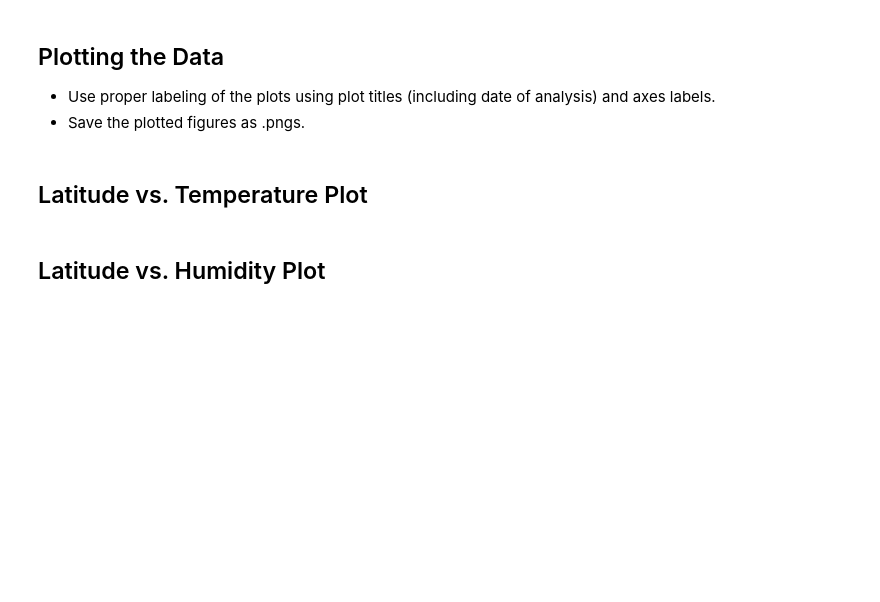
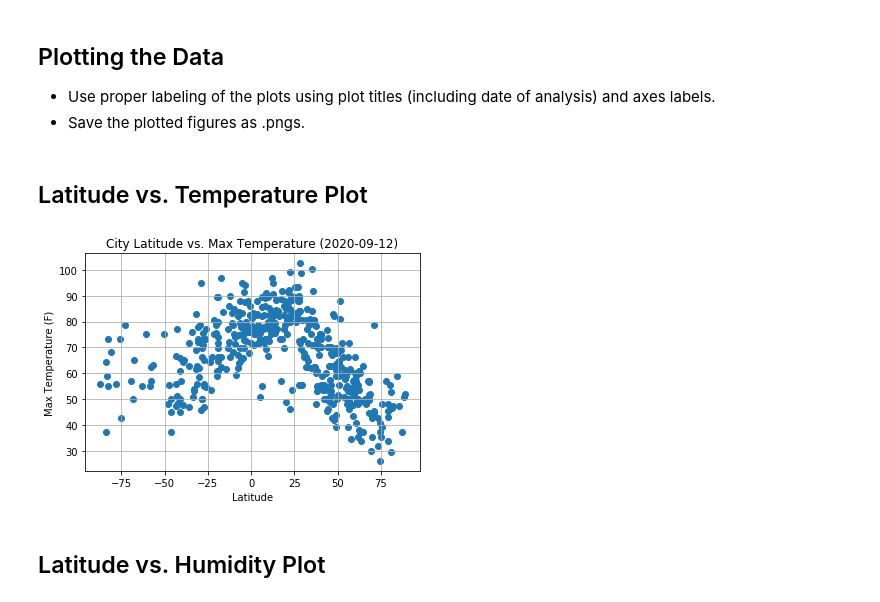
Before and after one commit to gpivaro/6-Python_APIs_Homework, a Jupyter notebook: WeatherPy/WeatherPy.ipynb, the cells around one changed output. Cells and saved outputs as stored; diff of their text form; code cells hidden in the pictures; blank space fills up the shorter version.

Commit message:
Plots working

```diff
--- a/WeatherPy/WeatherPy.ipynb
+++ b/WeatherPy/WeatherPy.ipynb
@@ -189,5 +257,16 @@ clean_city_data
 * Save the plotted figures as .pngs.
 # %% [markdown]
 ## Latitude vs. Temperature Plot
+# %%
+# Plot Latitude vs. Temperature
+plt.scatter(x=clean_city_data['Lat'], y=cities_df['Max Temp'])
+plt.grid(True)
+plt.title('distribution of cities random generated'.title())
+plt.xlabel('Latitude')
+plt.ylabel('Max Temperature (F)')
+plt.title(f"City Latitude vs. Max Temperature ({str(date_rec[1])[:-9]})");
+plt.savefig('data/Fig_1_Lat_vs_Temp.png')
+# %% [output]
+[figure, added]
 # %% [markdown]
 ## Latitude vs. Humidity Plot
```
Also changed, not shown: parts of 14 cells of this notebook, 6 other files.
